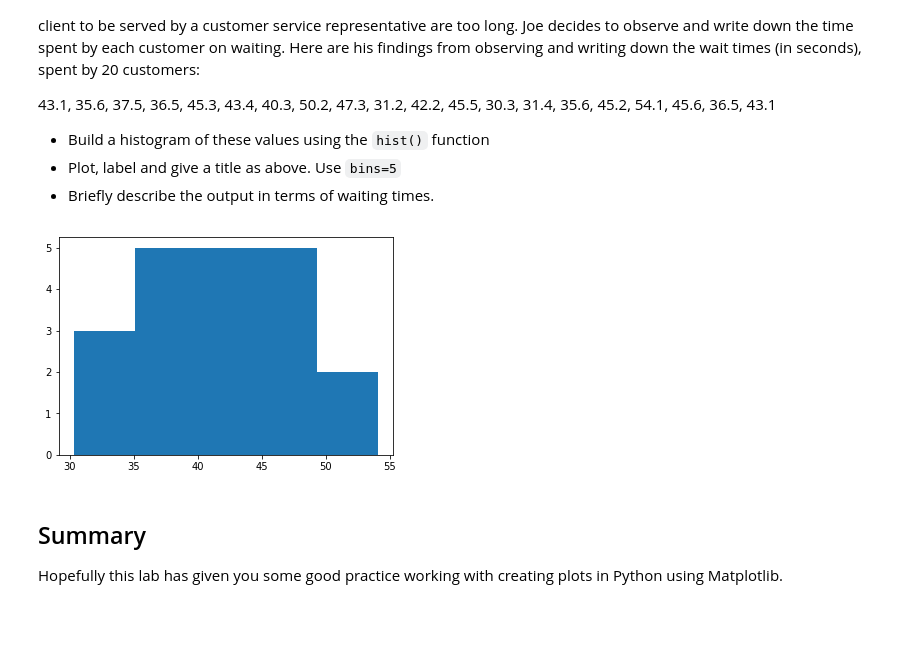
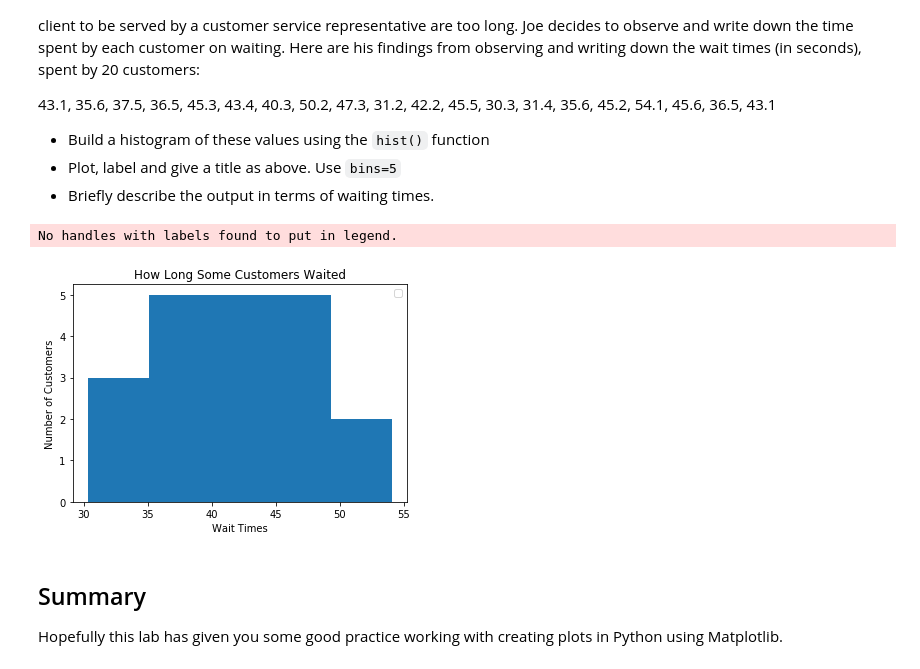
Before and after one commit to back2bklyn/dsc-data-viz-lab-nyc-ds-career-042219, a Jupyter notebook: index.ipynb, the cells around one changed output. Cells and saved outputs as stored; diff of their text form; code cells hidden in the pictures; blank space fills up the shorter version.

```diff
--- a/index.ipynb
+++ b/index.ipynb
@@ -114,23 +114,24 @@ Joe is the branch manager at a bank. Recently, Joe been receiving customer feedb
 # %%
 wait_times =[43.1, 35.6, 37.5, 36.5, 45.3, 43.4, 40.3, 50.2, 47.3, 31.2, 42.2, 45.5, 30.3, 31.4, 35.6, 45.2, 54.1, 45.6, 36.5, 43.1]
 
 x = wait_times
 
 #Plot the distogram with hist() function
 
 plt.hist(x, bins = 5)
 
 # Label, give title and show the plot
 plt.xlabel('Wait Times')
 plt.ylabel('Number of Customers')
 
-plt.title('How Long Some Cus')
+plt.title('How Long Some Customers Waited')
 plt.legend()
 
 
 plt.show()
 # %% [output]
+No handles with labels found to put in legend.
-[figure, old version]
+[figure, new version]
 # %% [markdown]
 ## Summary
 
```
